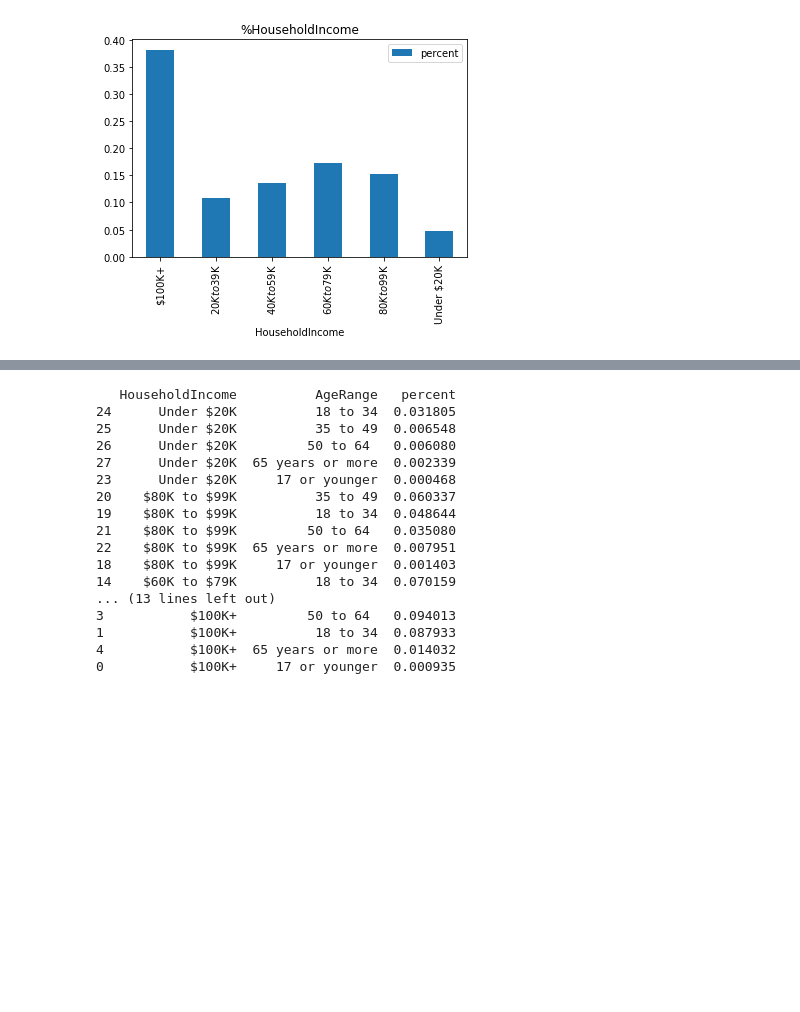
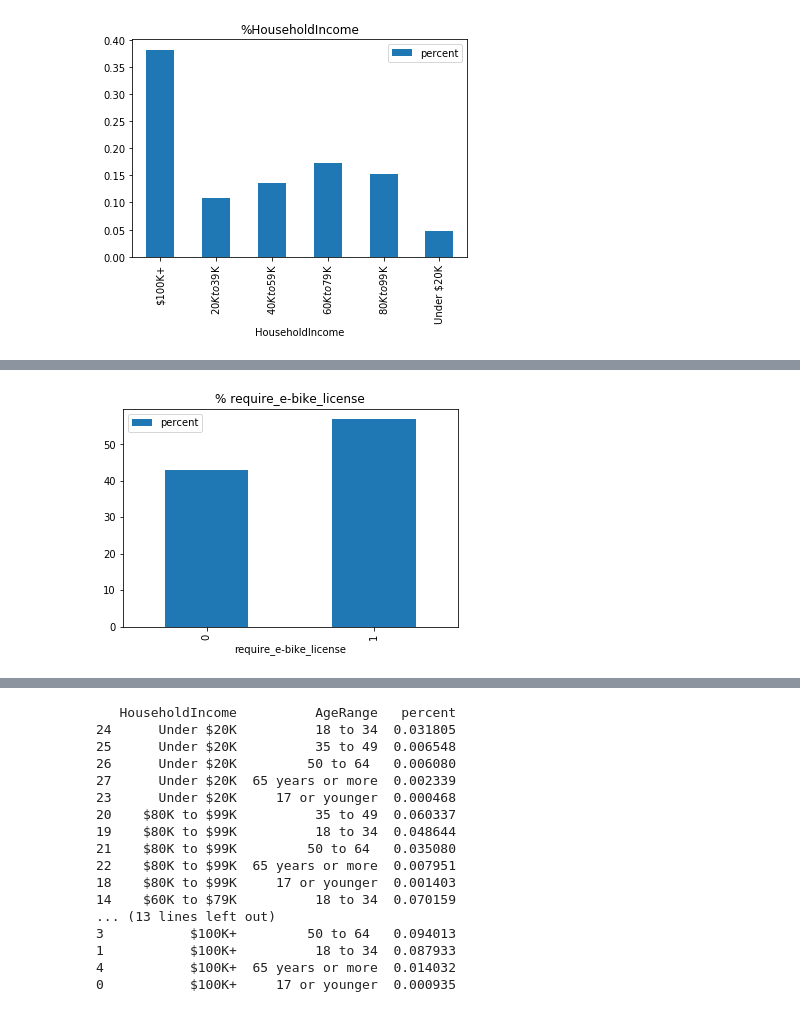
Before and after one commit to nilesh2901/e-bike-survey, a Jupyter notebook: code/e-bike-survey.ipynb, the cells around one changed output, grey strips where cells are left out. Drawn from its saved outputs; the diff is of its cells as text; code cells hidden in the pictures; blank space fills up the shorter version.

```diff
--- a/code/e-bike-survey.ipynb
+++ b/code/e-bike-survey.ipynb
@@ -462,30 +462,30 @@ Text(0.5, 1.0, '%HouseholdIncome')
 
 ## e-bike users?
 has_PAE_bike = (survey.groupby('has_PAE_bike')['has_PAE_bike'].count() / len(survey)).reset_index(name='percent')
-print(has_PAE_bike.sort_values(by='percent',ascending=False))
+#print(has_PAE_bike.sort_values(by='percent',ascending=False))
 has_Gas_e_bike = (survey.groupby('has_Gas_e-bike')['has_Gas_e-bike'].count() / len(survey)).reset_index(name='percent')
-print(has_Gas_e_bike.sort_values(by='percent',ascending=False))
+#print(has_Gas_e_bike.sort_values(by='percent',ascending=False))
 
 
 ## PreferedTransportation?
 PreferedTransportation = (survey.groupby('PreferedTransportation')['PreferedTransportation'].count() / len(survey)).reset_index(name='percent')
-print(PreferedTransportation.sort_values(by='percent',ascending=False))
+#print(PreferedTransportation.sort_values(by='percent',ascending=False))
 ## bicycle falls first
 
 
 ## PreferedTransportation among males
 female_PreferedTransportation = (survey[survey['Sex'] == 'Female'].groupby('PreferedTransportation')['PreferedTransportation'].count() / len(survey[survey['Sex'] == 'Female'])).reset_index(name='percent')
-print(female_PreferedTransportation.sort_values(by='percent',ascending=False))
+#print(female_PreferedTransportation.sort_values(by='percent',ascending=False))
 
 
 ## HasCarSUVTruckOrVan : what's PreferedTransportation ?
 has_car_PreferedTransportation = (survey[survey['has_car'] == 1].groupby('PreferedTransportation')['PreferedTransportation'].count() / len(survey[survey['has_car'] == 1])).reset_index(name='percent')
-print(has_car_PreferedTransportation.sort_values(by='percent',ascending=False))
+#print(has_car_PreferedTransportation.sort_values(by='percent',ascending=False))
 ## second comes bicycle
 
 ## HasCarSUVTruckOrVan : what's AvgDistanceTravel ?
 has_car_PreferedTransportation = (survey[survey['has_car'] == 1].groupby('AvgDistanceTravel')['AvgDistanceTravel'].count() /  len(survey[survey['has_car'] == 1])).reset_index(name='percent')
-print(has_car_PreferedTransportation.sort_values(by='percent',ascending=False))
+#print(has_car_PreferedTransportation.sort_values(by='percent',ascending=False))
 ## more popularity for short distance of 5 - 10 km
 
 
@@ -497,44 +497,52 @@ bike_should_be_encouraged = (survey.groupby('e-bike_should_be_encouraged')['e-bi
 ## 53% agree
 
 ## require_e_bike_license
-require_e_bike_license = (survey.groupby('require_e-bike_license')['require_e-bike_license'].count() / len(survey)).reset_index(name='percent')
-#print(require_e_bike_license.sort_values(by='percent',ascending=False))
+require_e_bike_license = ((survey.groupby('require_e-bike_license')['require_e-bike_license'].count() / len(survey))*100).reset_index(name='percent')
+print(require_e_bike_license.sort_values(by='percent',ascending=False))
 ## 56% agree
+require_e_bike_license.plot(kind='bar',x='require_e-bike_license', y='percent').set_title('% require_e-bike_license')
 
 ## require_e_bike_insurance
-require_e_bike_insurance = (survey.groupby('require_e-bike_insurance')['require_e-bike_insurance'].count() / len(survey)).reset_index(name='percent')
-#print(require_e_bike_insurance.sort_values(by='percent',ascending=False))
+require_e_bike_insurance = ((survey.groupby('require_e-bike_insurance')['require_e-bike_insurance'].count() / len(survey))*100).reset_index(name='percent')
+print(require_e_bike_insurance.sort_values(by='percent',ascending=False))
 ## 50% agree
+require_e_bike_insurance.plot(kind='bar',x='require_e-bike_insurance', y='percent').set_title('% require_e-bike_insurance')
 
 ## allow_e_bikes_to_have_passenger
-allow_e_bikes_to_have_passenger = (survey.groupby('allow_e-bikes_to_have_passenger')['allow_e-bikes_to_have_passenger'].count() / len(survey)).reset_index(name='percent')
-#print(allow_e_bikes_to_have_passenger.sort_values(by='percent',ascending=False))
+allow_e_bikes_to_have_passenger = ((survey.groupby('allow_e-bikes_to_have_passenger')['allow_e-bikes_to_have_passenger'].count() / len(survey))*100).reset_index(name='percent')
+print(allow_e_bikes_to_have_passenger.sort_values(by='percent',ascending=False))
 ## 78% agree
+allow_e_bikes_to_have_passenger.plot(kind='bar',x='allow_e-bikes_to_have_passenger', y='percent').set_title('% allow_e-bikes_to_have_passenger')
+
 
 ## e_bike_heavier_than_bike
-e_bike_heavier_than_bike = (survey.groupby('e-bike_heavier_than_bike')['e-bike_heavier_than_bike'].count() / len(survey)).reset_index(name='percent')
-#print(e_bike_heavier_than_bike.sort_values(by='percent',ascending=False))
+e_bike_heavier_than_bike = ((survey.groupby('e-bike_heavier_than_bike')['e-bike_heavier_than_bike'].count() / len(survey))*100).reset_index(name='percent')
+print(e_bike_heavier_than_bike.sort_values(by='percent',ascending=False))
 ## 87% agree
+e_bike_heavier_than_bike.plot(kind='bar',x='e-bike_heavier_than_bike', y='percent').set_title('% e-bike_heavier_than_bike')
 
 ## e_bike_accelerate_faster
-e_bike_accelerate_faster = (survey.groupby('e-bike_accelerate_faster')['e-bike_accelerate_faster'].count() / len(survey)).reset_index(name='percent')
-#print(e_bike_accelerate_faster.sort_values(by='percent',ascending=False))
+e_bike_accelerate_faster = ((survey.groupby('e-bike_accelerate_faster')['e-bike_accelerate_faster'].count() / len(survey))*100).reset_index(name='percent')
+print(e_bike_accelerate_faster.sort_values(by='percent',ascending=False))
 ## 59% agree
+e_bike_accelerate_faster.plot(kind='bar',x='e-bike_accelerate_faster', y='percent').set_title('% e-bike_accelerate_faster')
 
 ## e_bike_travels_further
-e_bike_travels_further = (survey.groupby('e-bike_travels_further')['e-bike_travels_further'].count() / len(survey)).reset_index(name='percent')
-#print(e_bike_travels_further.sort_values(by='percent',ascending=False))
+e_bike_travels_further = ((survey.groupby('e-bike_travels_further')['e-bike_travels_further'].count() / len(survey))*100).reset_index(name='percent')
+print(e_bike_travels_further.sort_values(by='percent',ascending=False))
 ## 51% agree
+e_bike_travels_further.plot(kind='bar',x='e-bike_travels_further', y='percent').set_title('% e-bike_travels_further')
 
 ## e_bike_faster_than_average_cyclist
-e_bike_faster_than_average_cyclist = (survey.groupby('e-bike_faster_than_average_cyclist')['e-bike_faster_than_average_cyclist'].count() / len(survey)).reset_index(name='percent')
-#print(e_bike_faster_than_average_cyclist.sort_values(by='percent',ascending=False))
+e_bike_faster_than_average_cyclist = ((survey.groupby('e-bike_faster_than_average_cyclist')['e-bike_faster_than_average_cyclist'].count() / len(survey))*100).reset_index(name='percent')
+print(e_bike_faster_than_average_cyclist.sort_values(by='percent',ascending=False))
 ## 68% agree
+e_bike_faster_than_average_cyclist.plot(kind='bar',x='e-bike_faster_than_average_cyclist', y='percent').set_title('% e-bike_faster_than_average_cyclist')
 
 ########## Usage of multi use trails
 
 ## trails_cycle
-trails_cycle = (survey.groupby('trails_cycle')['trails_cycle'].count() / len(survey)).reset_index(name='percent')
+trails_cycle = ((survey.groupby('trails_cycle')['trails_cycle'].count() / len(survey))*100).reset_index(name='percent')
 #print(trails_cycle.sort_values(by='percent',ascending=False))
 ## 62% use
 
@@ -565,31 +573,38 @@ trails_motor_e_bike = (survey.groupby('trails_motor_e-bike')['trails_motor_e-bik
 
 ######### Are you aware that the City of Toronto's Multi-Use Paths have a speed limit of 20 km/h?
 
-AwarePathSpeedLimit = (survey.groupby('AwarePathSpeedLimit')['AwarePathSpeedLimit'].count() / len(survey)).reset_index(name='percent')
-#print(AwarePathSpeedLimit.sort_values(by='percent',ascending=False))
+AwarePathSpeedLimit = ((survey.groupby('AwarePathSpeedLimit')['AwarePathSpeedLimit'].count() / len(survey))*100).reset_index(name='percent')
+print(AwarePathSpeedLimit.sort_values(by='percent',ascending=False))
 ## 50% aware
+AwarePathSpeedLimit.plot(kind='bar',x='AwarePathSpeedLimit', y='percent').set_title('% AwarePathSpeedLimit')
+
 
 ######### Do you think more should be done to manage trail users who do not respect the 20 km/h speed limit?
 
-OpinionSpeedLimit = (survey[survey['more_signage'] == 1].groupby('more_signage')['more_signage'].count() / len(survey)).reset_index(name='percent')
-print(OpinionSpeedLimit.sort_values(by='percent',ascending=False))
-more_education = (survey[survey['more_education'] == 1].groupby('more_education')['more_education'].count() / len(survey)).reset_index(name='percent')
+more_signage = ((survey[survey['more_signage'] == 1].groupby('more_signage')['more_signage'].count() / len(survey))*100).reset_index(name='percent')
+print(more_signage.sort_values(by='percent',ascending=False))
+#more_signage.plot(kind='bar',x='more_signage', y='percent').set_title('% more_signage')
+
+more_education = ((survey[survey['more_education'] == 1].groupby('more_education')['more_education'].count() / len(survey))*100).reset_index(name='percent')
 print(more_education.sort_values(by='percent',ascending=False))
-more_enforcement = (survey[survey['more_enforcement'] == 1].groupby('more_enforcement')['more_enforcement'].count() / len(survey)).reset_index(name='percent')
+#more_education.plot(kind='bar',x='more_education', y='percent').set_title('% more_education')
+
+more_enforcement = ((survey[survey['more_enforcement'] == 1].groupby('more_enforcement')['more_enforcement'].count() / len(survey))*100).reset_index(name='percent')
 print(more_enforcement.sort_values(by='percent',ascending=False))
+#more_enforcement.plot(kind='bar',x='more_enforcement', y='percent').set_title('% more_enforcement')
 
 
 ###### Sidewalk opinion
 
-# increase_signage = (survey.groupby('increase_signage')['increase_signage'].count() / len(survey)).reset_index(name='percent')
-# #print(increase_signage.sort_values(by='percent',ascending=False))
-# ## 65%
+increase_signage = ((survey.groupby('increase_signage')['increase_signage'].count() / len(survey))*100).reset_index(name='percent')
+print(increase_signage.sort_values(by='percent',ascending=False))
+## 65%
 
-# maintain_existing_signage = (survey.groupby('maintain_existing_signage')['maintain_existing_signage'].count() / len(survey)).reset_index(name='percent')
-# #print(maintain_existing_signage.sort_values(by='percent',ascending=False))
-# ## 62%
+maintain_existing_signage = ((survey.groupby('maintain_existing_signage')['maintain_existing_signage'].count() / len(survey))*100).reset_index(name='percent')
+print(maintain_existing_signage.sort_values(by='percent',ascending=False))
+## 62%
 
-# increase_enforcement = (survey.groupby('increase_enforcement')['increase_enforcement'].count() / len(survey)).reset_index(name='percent')
-# #print(increase_enforcement.sort_values(by='percent',ascending=False))
-# ## 55%
+increase_enforcement = ((survey.groupby('increase_enforcement')['increase_enforcement'].count() / len(survey))*100).reset_index(name='percent')
+print(increase_enforcement.sort_values(by='percent',ascending=False))
+## 55%
 # %% [output]
@@ -612,0 +628 @@ print(more_enforcement.sort_values(by='percent',ascending=False))
+[figure, added]
```
Also changed, not shown: parts of 2 cells of this notebook.
